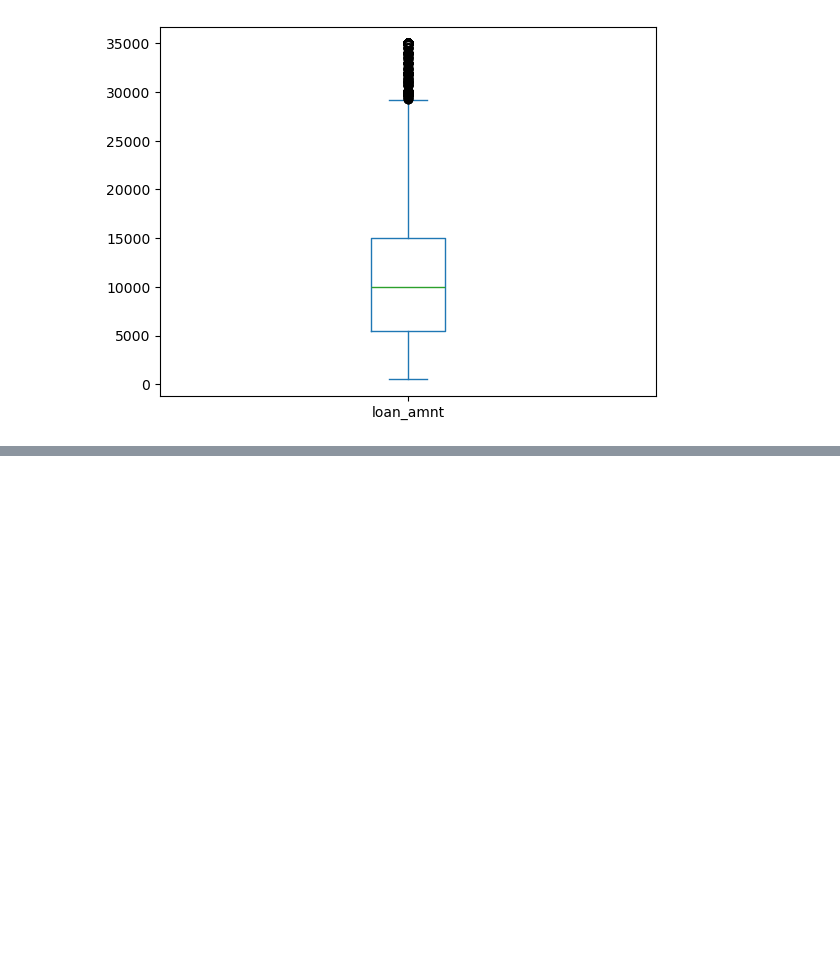
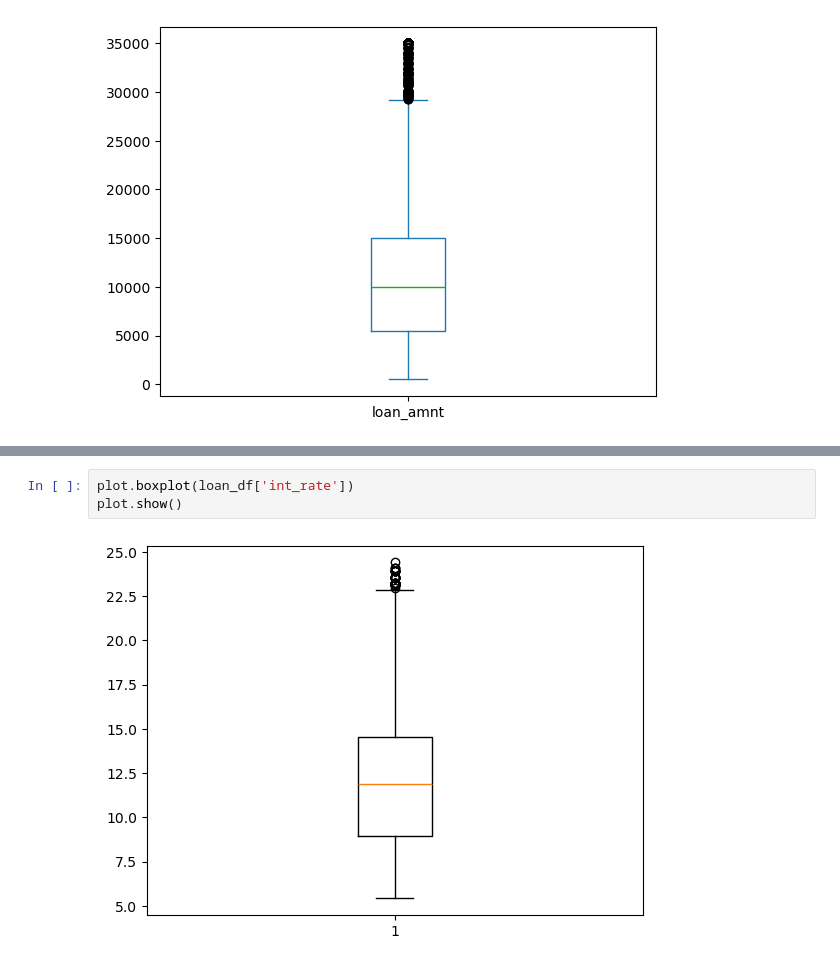
Before and after one commit to supriyaKU23/LendingClubCaseStudy, a Jupyter notebook: Supriya_Uppala.ipynb, the cells around one changed output, grey strips where cells are left out. Drawn from its saved outputs; the diff is of its cells as text; blank space fills up the shorter version.

```diff
--- a/Supriya_Uppala.ipynb
+++ b/Supriya_Uppala.ipynb
@@ -532,0 +551,5 @@ Name: loan_amnt, dtype: float64
+# %%
+plot.boxplot(loan_df['int_rate'])
+plot.show()
+# %% [output]
+[figure, added]
```
Also changed, not shown: parts of 67 cells of this notebook.
